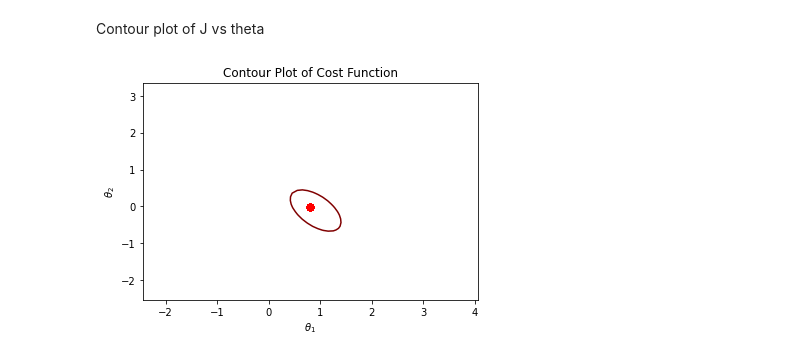
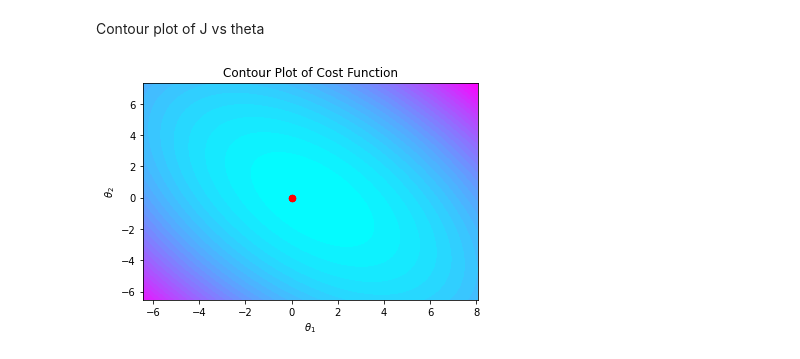
Before and after one commit to divyanx/Machine-Learning-Tasks, a Jupyter notebook: Assignment-03/02-Regression/01-LMS.ipynb, the cells around one changed output. Cells and saved outputs as stored; diff of their text form; code cells hidden in the pictures.

```diff
--- a/Assignment-03/02-Regression/01-LMS.ipynb
+++ b/Assignment-03/02-Regression/01-LMS.ipynb
@@ -83,6 +83,10 @@ def hypothesis(theta, x):
     '''
     #calculate the hypothesis function using theta and x
     #H(x) = transpose(theta) * x
+    #if the length of x is one less than the length of theta then add a column of ones to x to the front
+    if len(x) == len(theta) - 1:
+        #print(len(x), len(theta))
+        x = np.insert(x, 0, 1)
     return np.dot(theta, x)
 # %% [markdown]
 The Cost Function
@@ -222,25 +200,27 @@ Plot of hypothesis plane
 # %%
 X = df[['Area', 'Bedrooms']].values.reshape(-1,2)
 y = df['Prices(1000$)']
-x=X[:,0]
-y=X[:,1]
+x1=X[:,0]
+x2=X[:,1]
 z=y
 #calculate the range of the Area and Bedrooms and create a meshgrid
-x_min, x_max = x.min() - 1, x.max() + 1
-y_min, y_max = y.min() - 1, y.max() + 1
-xx, yy = np.meshgrid(np.arange(x_min, x_max, 0.1),
-                        np.arange(y_min, y_max, 0.1))
+x1_min, x1_max = x1.min() - 1 ,x1.max() + 1
+x2_min, x2_max = x2.min() - 1, x2.max() + 1
+xx, yy = np.meshgrid(np.arange(x1_min, x1_max, 0.1),
+                        np.arange(x2_min, x2_max, 0.1))
 #calculate the z values for the meshgrid
-z = np.array([hypothesis(theta, [xx[i][j], yy[i][j]]) for i in range(xx.shape[0]) for j in range(xx.shape[1])])
-z = z.reshape(xx.shape)
-plt.style.use('seaborn-whitegrid')
-fig=plt.figure(figsize=(10,10))
-ax=fig.add_subplot(111, projection='3d')
-ax.plot_surface(xx, yy, z, cmap='viridis')
-ax.scatter(x, y, z, c='r', marker='o')
+# get all the points in the meshgrid
+mesh_points = np.c_[xx.ravel(), yy.ravel()]
+#get the predicted values for the meshgrid
+z_mesh = predict_batch(theta, mesh_points)
+
+# plot 3d scatter plot of mesh_points and z_mesh
+fig = plt.figure(figsize=(8,8))
+ax = fig.add_subplot(111, projection='3d')
+ax.scatter(x1, x2, z, c='r', marker='o')
+ax.scatter(mesh_points[:,0], mesh_points[:,1], z_mesh, c='b', marker='o', alpha=0.1)
 ax.set_xlabel('Area')
 ax.set_ylabel('Bedrooms')
 ax.set_zlabel('Prices(1000$)')
-ax.set_title('3D Plot of the data')
-plt.show()
+ax.set_title('3D Scatter Plot')
 # %% [output]
@@ -250,22 +231,25 @@ Contour plot of J vs theta
 # %%
 #Plot a contour plot of the cost function vs theta1 and theta2
 #create a meshgrid of theta1 and theta2
-theta1_min, theta1_max = X_train[:,1].min() - 1, X_train[:,1].max() + 1
-theta2_min, theta2_max = X_train[:,2].min() - 1, X_train[:,2].max() + 1
+theta1_min, theta1_max = X_train[:,1].min() - 5, X_train[:,1].max() + 5
+theta2_min, theta2_max = X_train[:,2].min() - 5, X_train[:,2].max() + 5
 theta1_grid, theta2_grid = np.meshgrid(np.arange(theta1_min, theta1_max, 0.1), np.arange(theta2_min, theta2_max, 0.1))
 fig, ax = plt.subplots(1, 1)
 
 Z = cost_function(np.c_[np.ones(theta1_grid.ravel().shape[0]), theta1_grid.ravel(), theta2_grid.ravel()], X_train, y_train)
 Z = Z.reshape(theta1_grid.shape)
-ax.contour(theta1_grid, theta2_grid, Z, np.logspace(-2, 3, 20), cmap=plt.cm.jet)
+# plot contour plot wothout background color and line color based on z values
+ax.contourf(theta1_grid, theta2_grid, Z, cmap=plt.cm.cool,  levels = np.linspace(Z.min(), Z.max(), 30))
+# ax.contour(theta1_grid, theta2_grid, Z, colors='k', levels=30)
+
 ax.scatter(theta_list[0][1], theta_list[0][2], c='r', s=40)
 ax.set_xlabel(r'$\theta_1$')
 ax.set_ylabel(r'$\theta_2$')
 ax.set_title('Contour Plot of Cost Function')
 #plot theta_list on the contour plot
 for i in range(len(theta_list)):
     ax.scatter(theta_list[i][1], theta_list[i][2], c='r', s=40)
 
 plt.show()
 # %% [output]
-[figure, old version]
+[figure, new version]
```
Also changed, not shown: parts of 9 cells of this notebook.
